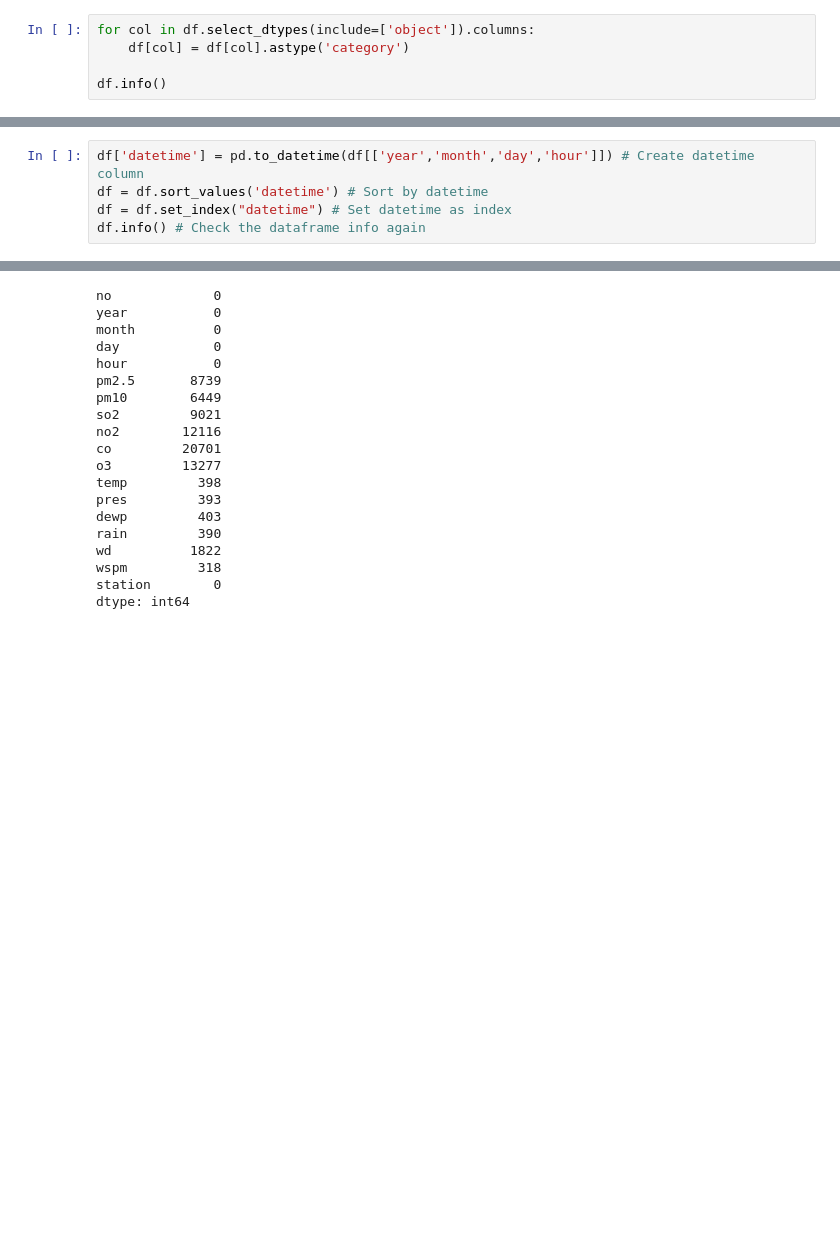
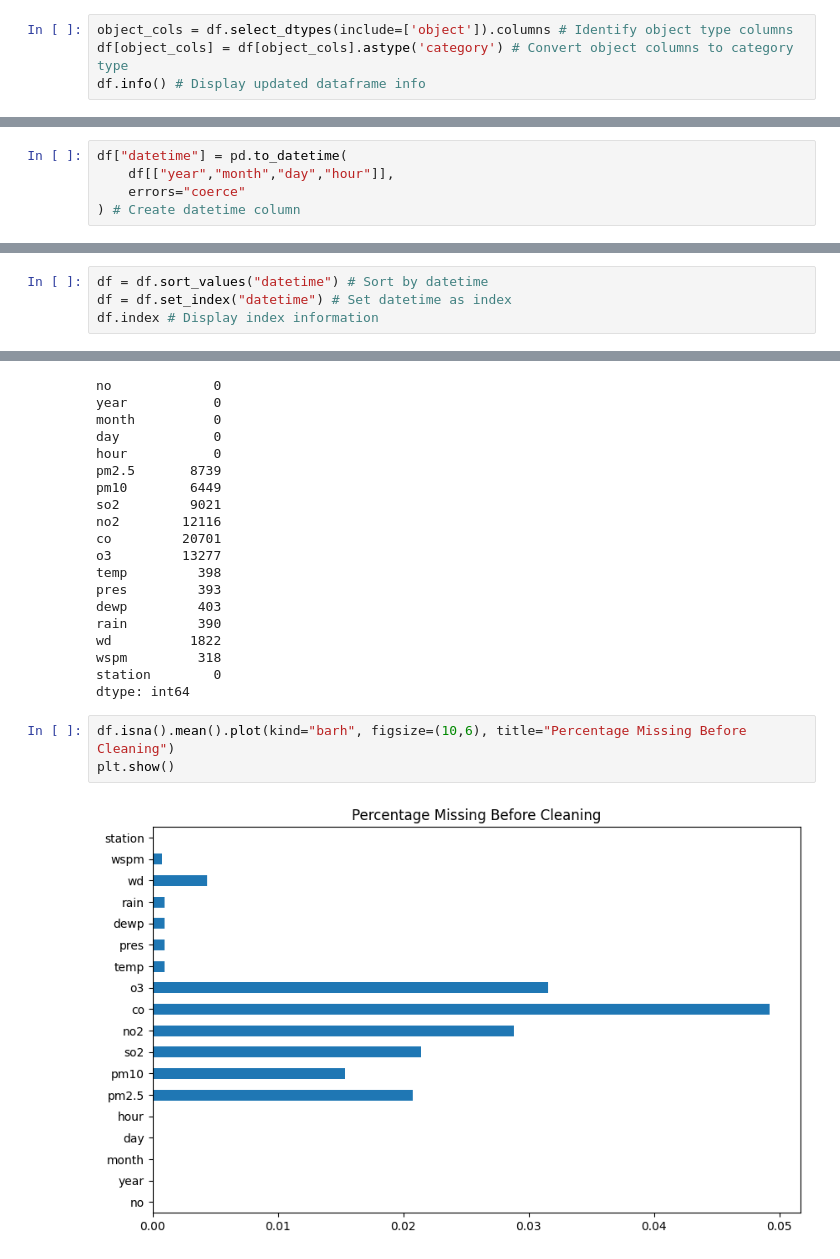
Before and after one commit to RSE1982/beijing-air-quality, a Jupyter notebook: notebooks/02_data_cleaning.ipynb, the cells around one changed output, grey strips where cells are left out. Saved outputs shown, nothing was run; the diff lists cells and outputs as text; blank space fills up the shorter version.

Commit message:
feat: handle missing data, closes #7

```diff
--- a/notebooks/02_data_cleaning.ipynb
+++ b/notebooks/02_data_cleaning.ipynb
@@ -89,8 +143,7 @@ df.head()
 # %%
-for col in df.select_dtypes(include=['object']).columns:
-    df[col] = df[col].astype('category')
-
-df.info()
+object_cols = df.select_dtypes(include=['object']).columns # Identify object type columns
+df[object_cols] = df[object_cols].astype('category') # Convert object columns to category type
+df.info() # Display updated dataframe info
 # %% [output]
 <class 'pandas.core.frame.DataFrame'>
 RangeIndex: 420768 entries, 0 to 420767
@@ -113,0 +169,5 @@ memory usage: 52.2 MB
+# %%
+df["datetime"] = pd.to_datetime(
+    df[["year","month","day","hour"]],
+    errors="coerce"
+) # Create datetime column
@@ -114,6 +176,5 @@ memory usage: 52.2 MB
 # %%
-df['datetime'] = pd.to_datetime(df[['year','month','day','hour']]) # Create datetime column
-df = df.sort_values('datetime') # Sort by datetime
+df = df.sort_values("datetime") # Sort by datetime
 df = df.set_index("datetime") # Set datetime as index
-df.info() # Check the dataframe info again
+df.index # Display index information
 # %% [output]
@@ -158,3 +214,8 @@ wd          1822
 wspm         318
 station        0
 dtype: int64
+# %%
+df.isna().mean().plot(kind="barh", figsize=(10,6), title="Percentage Missing Before Cleaning")
+plt.show()
+# %% [output]
+[figure, added]
```
Also changed, not shown: parts of 45 cells of this notebook, 1 other file.
